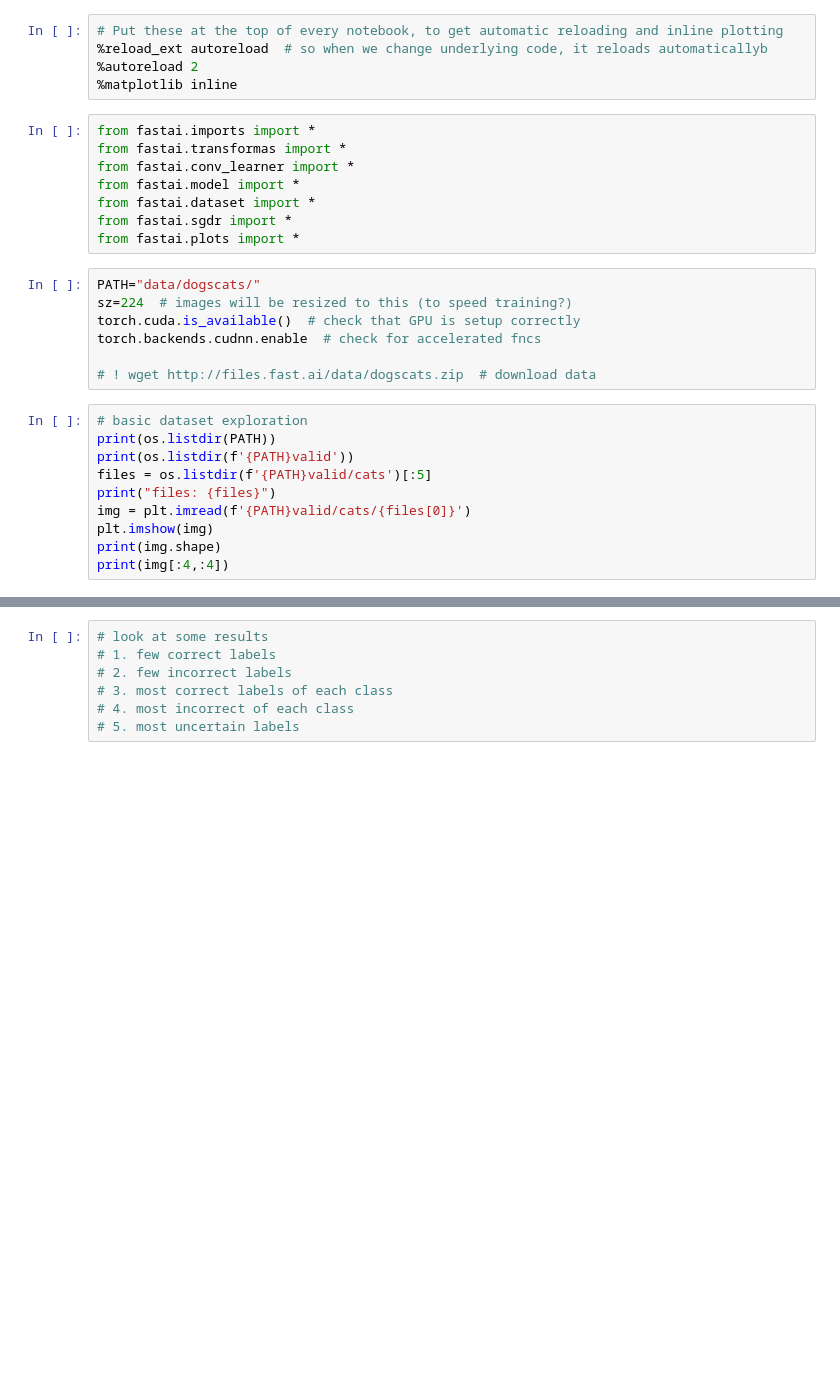
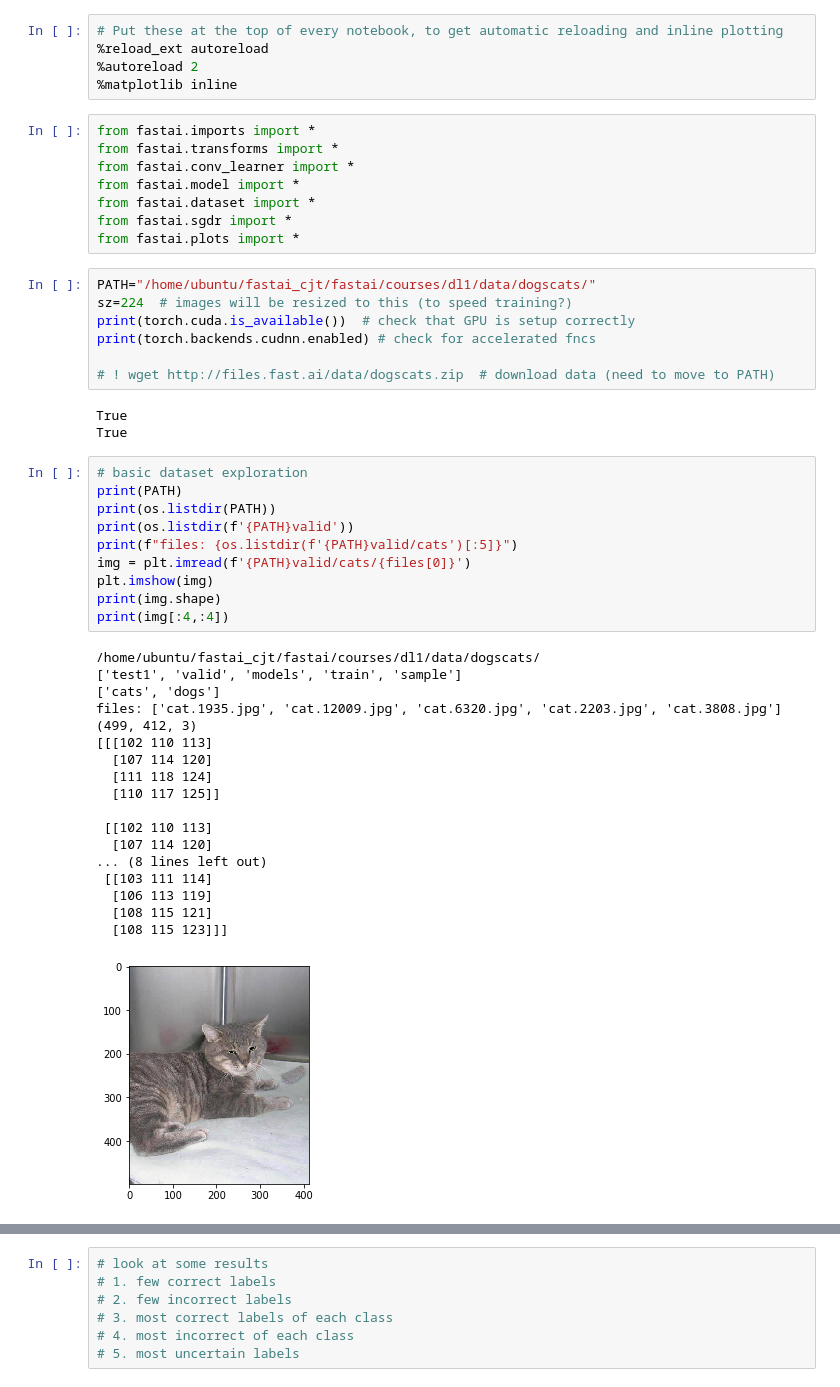
Before and after one commit to cthissen/fastai, a Jupyter notebook: courses/dl1/lesson1_redux.ipynb, the cells around one changed output, grey strips where cells are left out. Drawn from its saved outputs; the diff is of its cells as text; blank space fills up the shorter version.

```diff
--- a/courses/dl1/lesson1_redux.ipynb
+++ b/courses/dl1/lesson1_redux.ipynb
@@ -1,33 +1,55 @@
 # %%
 # Put these at the top of every notebook, to get automatic reloading and inline plotting
-%reload_ext autoreload  # so when we change underlying code, it reloads automaticallyb
+%reload_ext autoreload
 %autoreload 2
 %matplotlib inline
 # %%
 from fastai.imports import *
-from fastai.transformas import *
+from fastai.transforms import *
 from fastai.conv_learner import *
 from fastai.model import *
 from fastai.dataset import *
 from fastai.sgdr import *
 from fastai.plots import *
 # %%
-PATH="data/dogscats/"
+PATH="/home/ubuntu/fastai_cjt/fastai/courses/dl1/data/dogscats/"
 sz=224  # images will be resized to this (to speed training?)
-torch.cuda.is_available()  # check that GPU is setup correctly
-torch.backends.cudnn.enable  # check for accelerated fncs
+print(torch.cuda.is_available())  # check that GPU is setup correctly
+print(torch.backends.cudnn.enabled) # check for accelerated fncs
 
-# ! wget http://files.fast.ai/data/dogscats.zip  # download data
+# ! wget http://files.fast.ai/data/dogscats.zip  # download data (need to move to PATH)
+# %% [output]
+True
+True
 # %%
 # basic dataset exploration
+print(PATH)
 print(os.listdir(PATH))
 print(os.listdir(f'{PATH}valid'))
-files = os.listdir(f'{PATH}valid/cats')[:5]
-print("files: {files}")
+print(f"files: {os.listdir(f'{PATH}valid/cats')[:5]}")
 img = plt.imread(f'{PATH}valid/cats/{files[0]}')
 plt.imshow(img)
 print(img.shape)
 print(img[:4,:4])
+# %% [output]
+/home/ubuntu/fastai_cjt/fastai/courses/dl1/data/dogscats/
+['test1', 'valid', 'models', 'train', 'sample']
+['cats', 'dogs']
+files: ['cat.1935.jpg', 'cat.12009.jpg', 'cat.6320.jpg', 'cat.2203.jpg', 'cat.3808.jpg']
+(499, 412, 3)
+[[[102 110 113]
+  [107 114 120]
+  [111 118 124]
+  [110 117 125]]
+
+ [[102 110 113]
+  [107 114 120]
+... (8 lines left out)
+ [[103 111 114]
+  [106 113 119]
+  [108 115 121]
+  [108 115 123]]]
+[figure, added]
 # %%
 # Start with pretrained resnet module
 # more info: https://github.com/KaimingHe/deep-residual-networks
```
Also changed, not shown: parts of 12 cells of this notebook, 1 other file.
